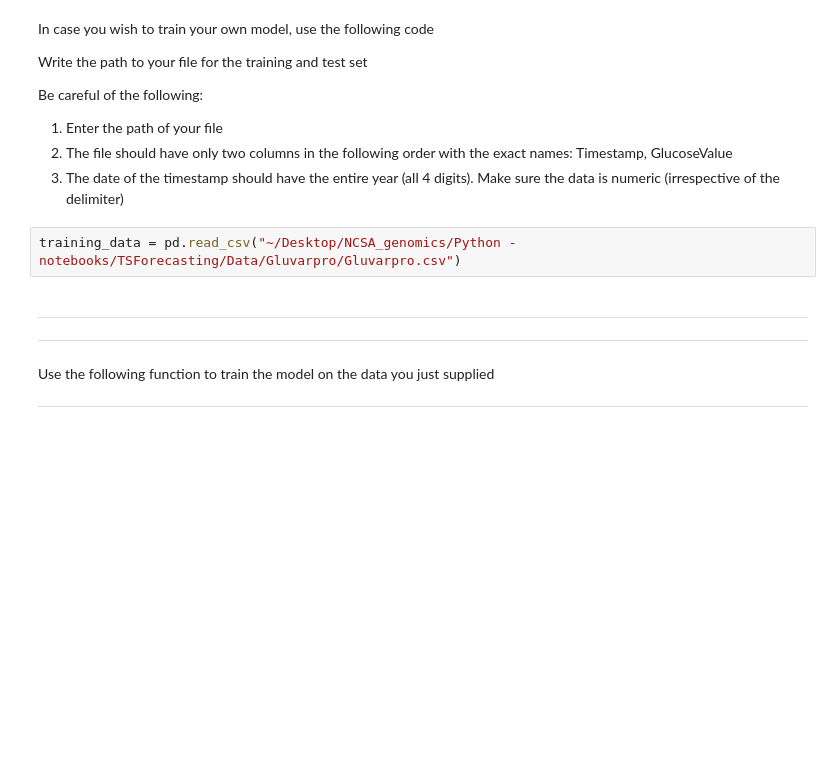
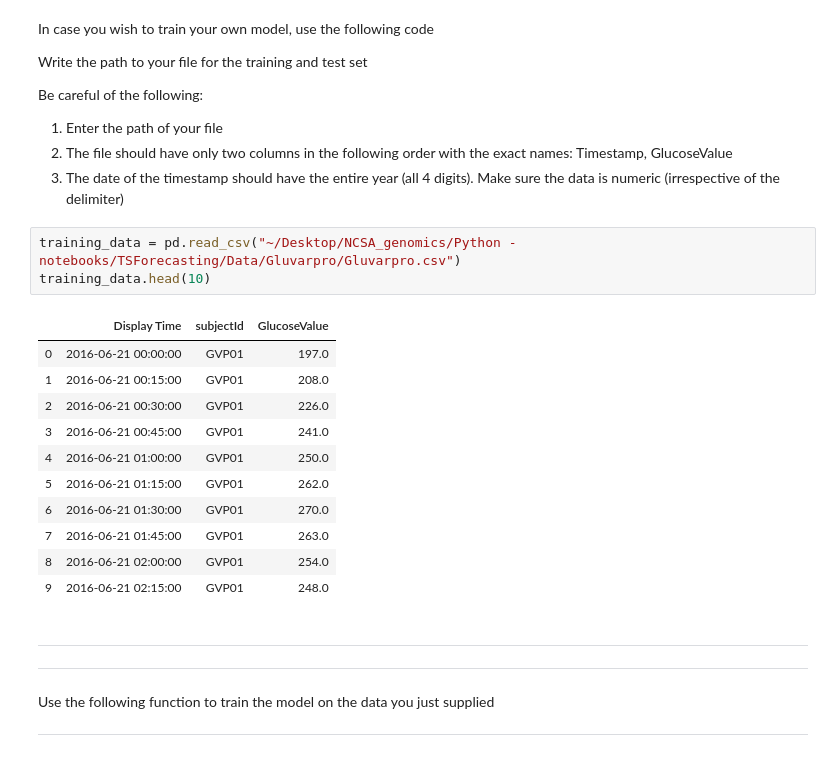
Before and after one commit to snehG0205/NCSA_genomics, a Jupyter notebook: Python - notebooks/Pipeline.ipynb, the cells around one changed output. Saved outputs shown, nothing was run; the diff lists cells and outputs as text; blank space fills up the shorter version.

```diff
--- a/Python - notebooks/Pipeline.ipynb
+++ b/Python - notebooks/Pipeline.ipynb
@@ -110,6 +178,19 @@ Be careful of the following:
 3. The date of the timestamp should have the entire year (all 4 digits). Make sure the data is numeric (irrespective of the delimiter)
 # %%
 training_data = pd.read_csv("~/Desktop/NCSA_genomics/Python - notebooks/TSForecasting/Data/Gluvarpro/Gluvarpro.csv")
+training_data.head(10)
+# %% [output]
+|  | Display Time | subjectId | GlucoseValue |
+| 0 | 2016-06-21 00:00:00 | GVP01 | 197.0 |
+| 1 | 2016-06-21 00:15:00 | GVP01 | 208.0 |
+| 2 | 2016-06-21 00:30:00 | GVP01 | 226.0 |
+| 3 | 2016-06-21 00:45:00 | GVP01 | 241.0 |
+| 4 | 2016-06-21 01:00:00 | GVP01 | 250.0 |
+| 5 | 2016-06-21 01:15:00 | GVP01 | 262.0 |
+| 6 | 2016-06-21 01:30:00 | GVP01 | 270.0 |
+| 7 | 2016-06-21 01:45:00 | GVP01 | 263.0 |
+| 8 | 2016-06-21 02:00:00 | GVP01 | 254.0 |
+| 9 | 2016-06-21 02:15:00 | GVP01 | 248.0 |
 # %% [markdown]
 ***
 ***
```
Also changed, not shown: parts of 18 cells of this notebook, 8 other files.
